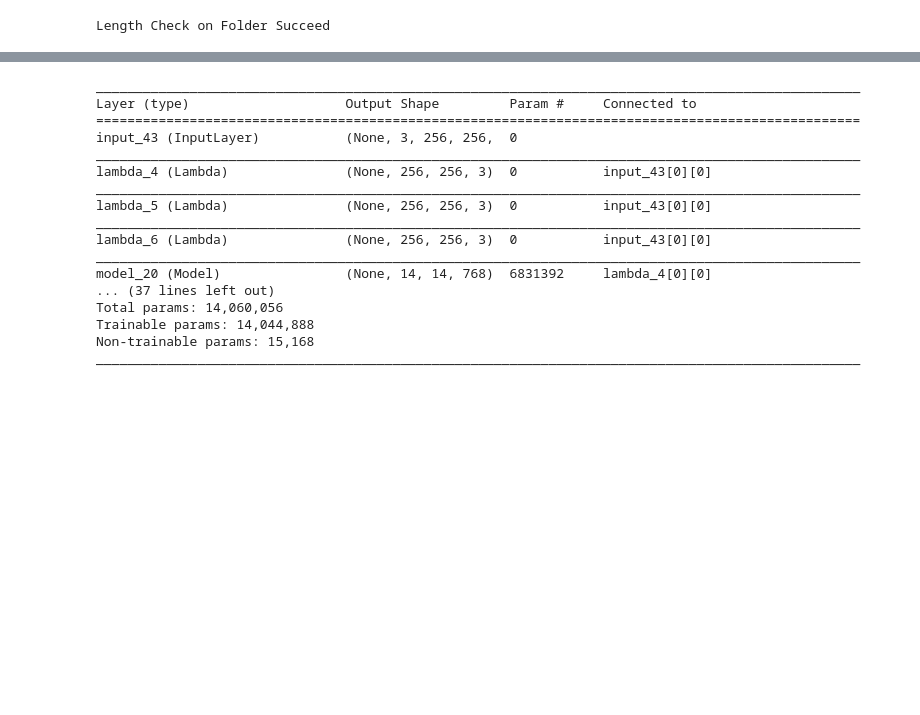
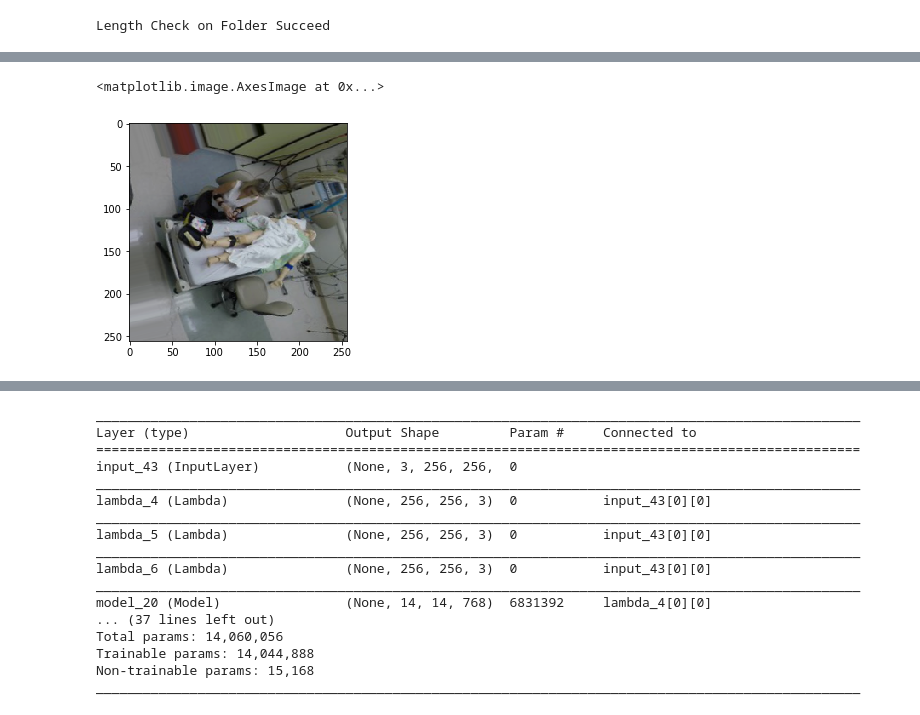
Before and after one commit to Lingfeng158/CELA-VideoClassification, a Jupyter notebook: CNNLateFusion/LateFusion.ipynb, the cells around one changed output, grey strips where cells are left out. Saved outputs shown, nothing was run; the diff lists cells and outputs as text; code cells hidden in the pictures; blank space fills up the shorter version.

```diff
--- a/CNNLateFusion/LateFusion.ipynb
+++ b/CNNLateFusion/LateFusion.ipynb
@@ -36,0 +53,5 @@ validGen=imgDataGenerator(validPath)
+# %%
+pyplot.imshow(im1[10][1])
+# %% [output]
+<matplotlib.image.AxesImage at 0x...>
+[figure, added]
```
Also changed, not shown: parts of 7 cells of this notebook, 3 other files.
